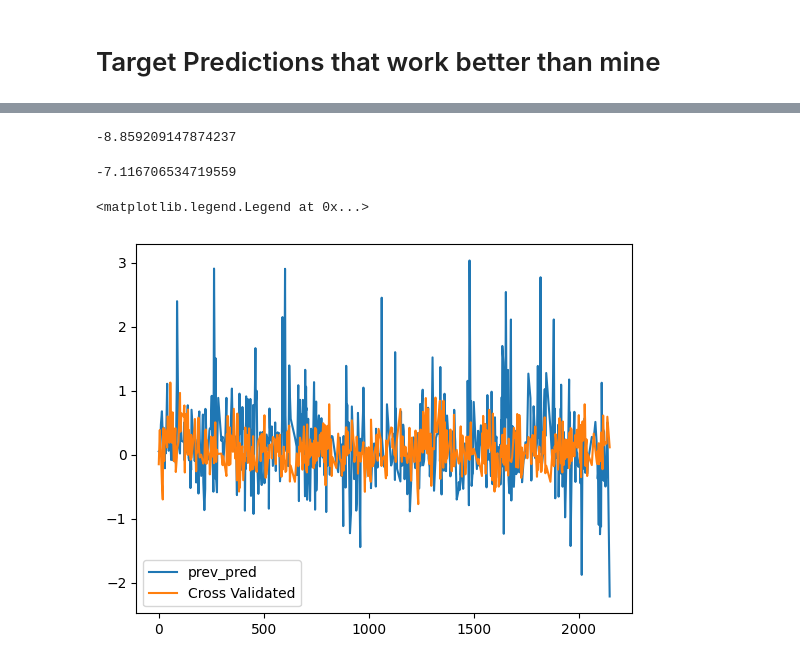
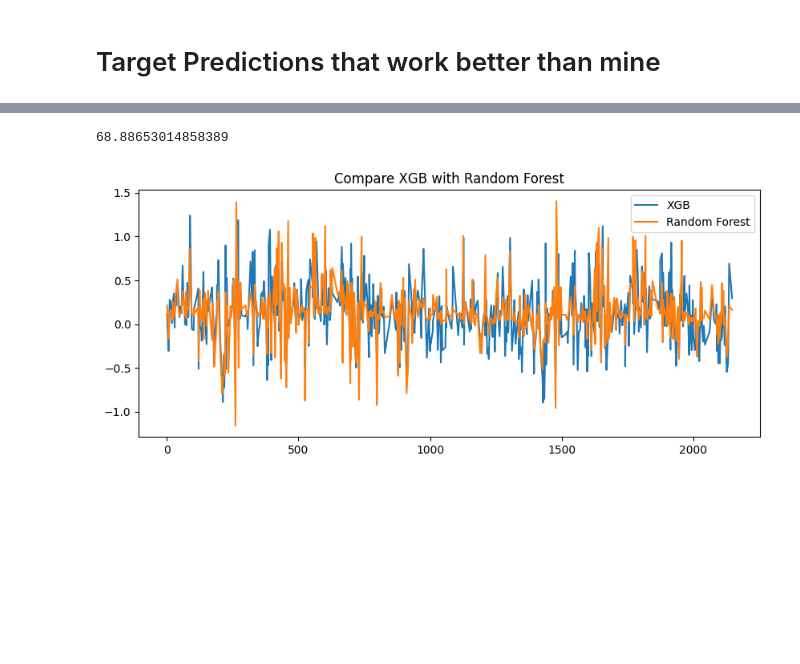
Before and after one commit to talhajamal11/QRT---Electricity-Prices---2023, a Jupyter notebook: src/main.ipynb, the cells around one changed output, grey strips where cells are left out. Drawn from its saved outputs; the diff is of its cells as text; code cells hidden in the pictures; blank space fills up the shorter version.

```diff
--- a/src/main.ipynb
+++ b/src/main.ipynb
@@ -435,17 +396,13 @@ plt.legend()
-# %%
-metric_train(cross_validated_model['TARGET'], y_pred['TARGET'])
-# %% [output]
--8.859209147874237
-# %%
-prev_pred = pd.read_csv('src/xgb_predictions.csv')
-prev_pred = prev_pred.sort_values(by='ID')
-metric_train(prev_pred['TARGET'], cross_validated_model['TARGET'])
-# %% [output]
--7.116706534719559
-# %%
-plt.plot(prev_pred['ID'], prev_pred['TARGET'], label='prev_pred')
-plt.plot(cross_validated_model['ID'], cross_validated_model['TARGET'], label='Cross Validated')
-plt.legend()
-# %% [output]
-<matplotlib.legend.Legend at 0x...>
-[figure, removed]
+# %%
+cross_validated_model = cross_validated_model.sort_values(by='ID')
+random_forest = pd.read_csv("src/Randon_Forest_model.csv")
+random_forest = random_forest.sort_values(by='ID')
+plt.figure(figsize=(10, 4))
+plt.plot(cross_validated_model['ID'], cross_validated_model['TARGET'], label='XGB')
+plt.plot(random_forest['ID'], random_forest['TARGET'], label='Random Forest')
+plt.legend()
+plt.title("Compare XGB with Random Forest")
+print(metric_train(random_forest['TARGET'], cross_validated_model['TARGET']))
+# %% [output]
+68.88653014858389
+[figure, added]
```
Also changed, not shown: parts of 12 cells of this notebook, 1 other file.
